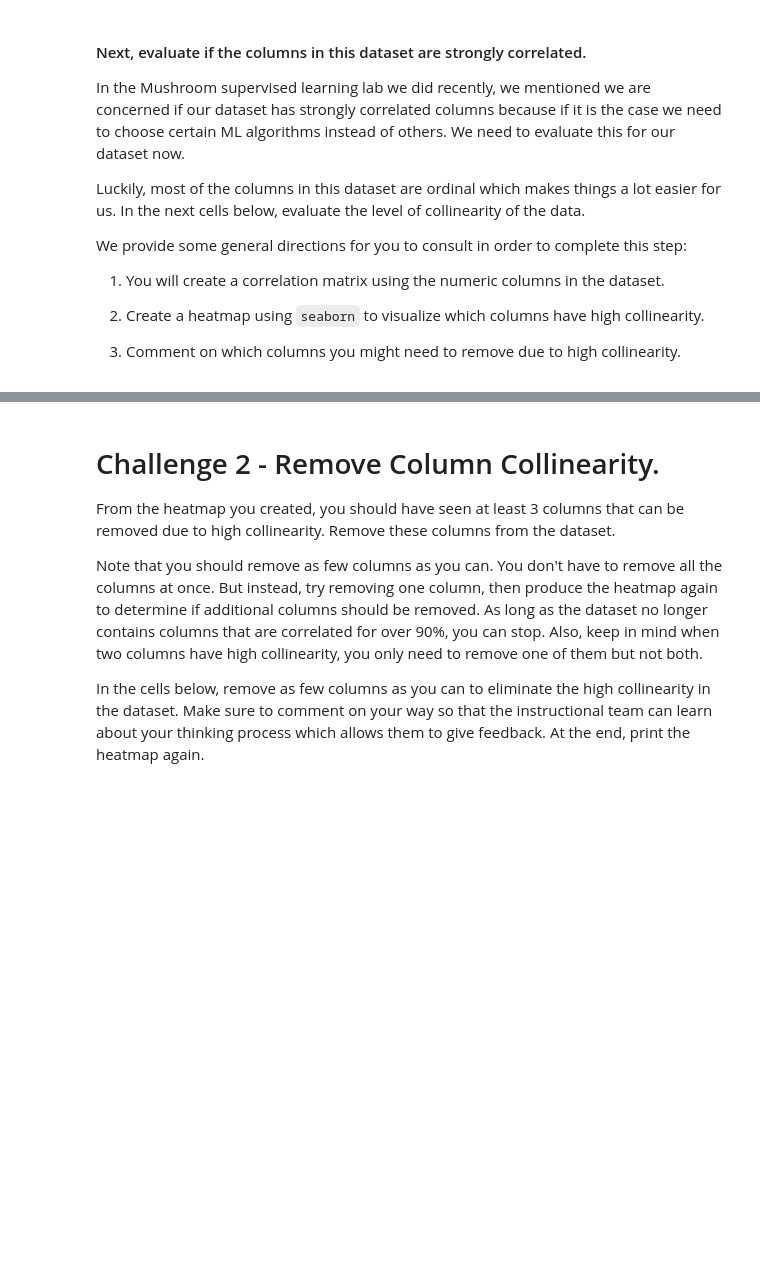
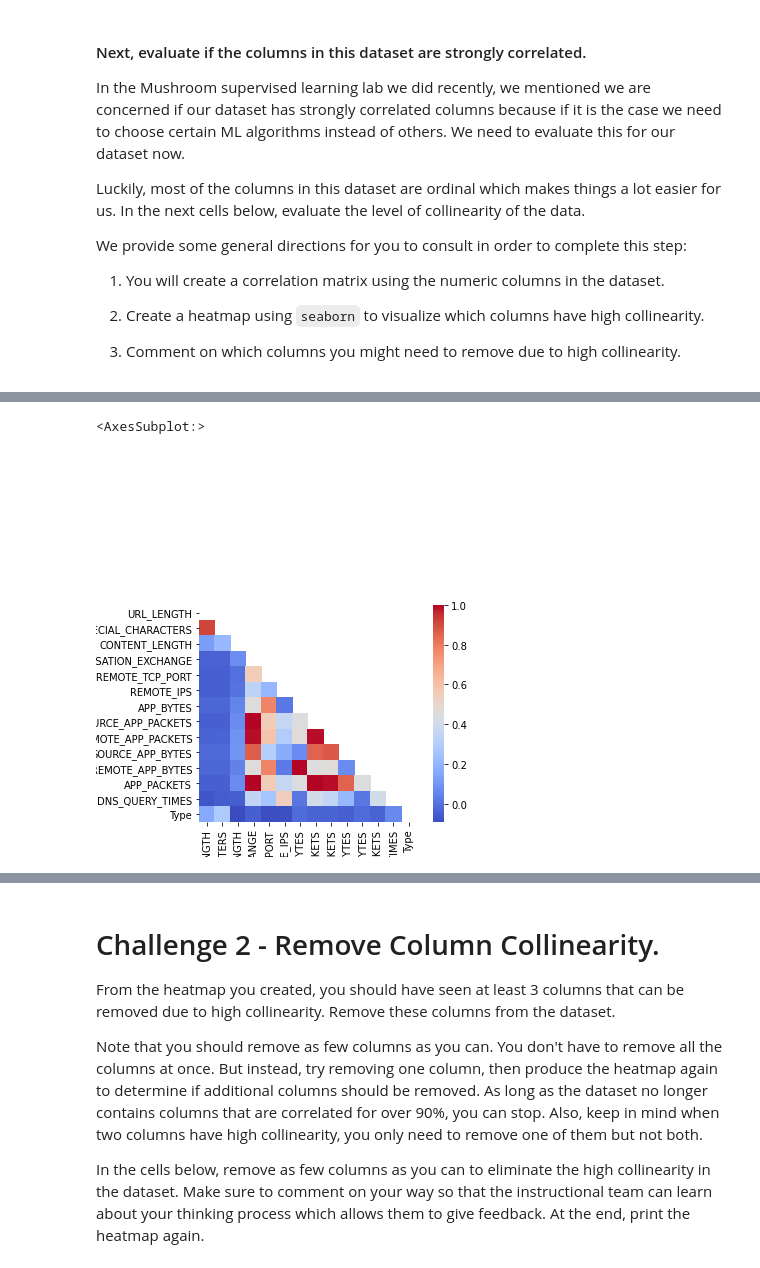
Before and after one commit to ta-data-lis/lab-supervised-learning, a Jupyter notebook: your-code/main.ipynb, the cells around one changed output, grey strips where cells are left out. Cells and saved outputs as stored; diff of their text form; code cells hidden in the pictures; blank space fills up the shorter version.

```diff
--- a/your-code/main.ipynb
+++ b/your-code/main.ipynb
@@ -56,0 +146,11 @@ We provide some general directions for you to consult in order to complete this
+# %%
+import seaborn as sns
+#sns.heatmap(websites.corr())
+
+mask = np.zeros_like(websites.corr())
+mask[np.triu_indices_from(mask)] = True
+sns.axes_style("white")
+sns.heatmap(websites.corr(), mask=mask, cmap='coolwarm', square=True)
+# %% [output]
+<AxesSubplot:>
+[figure, added]
```
Also changed, not shown: parts of 77 cells of this notebook.
